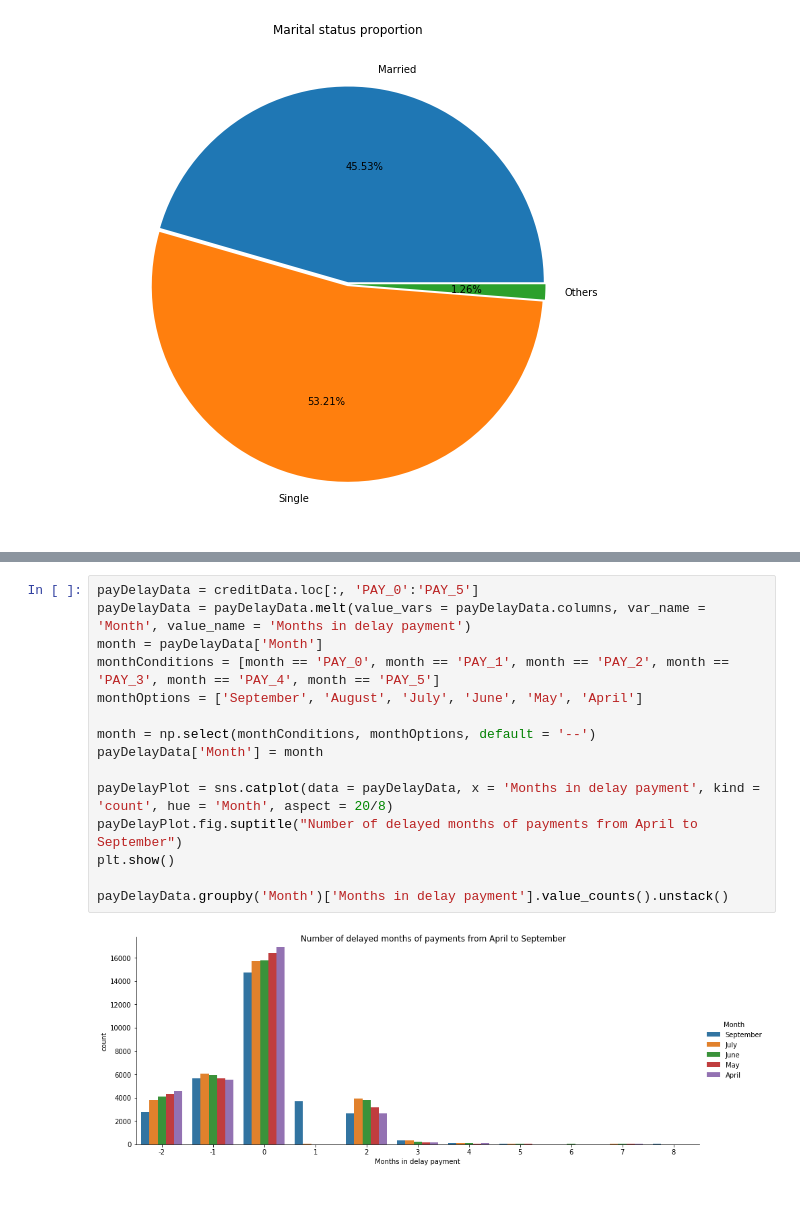
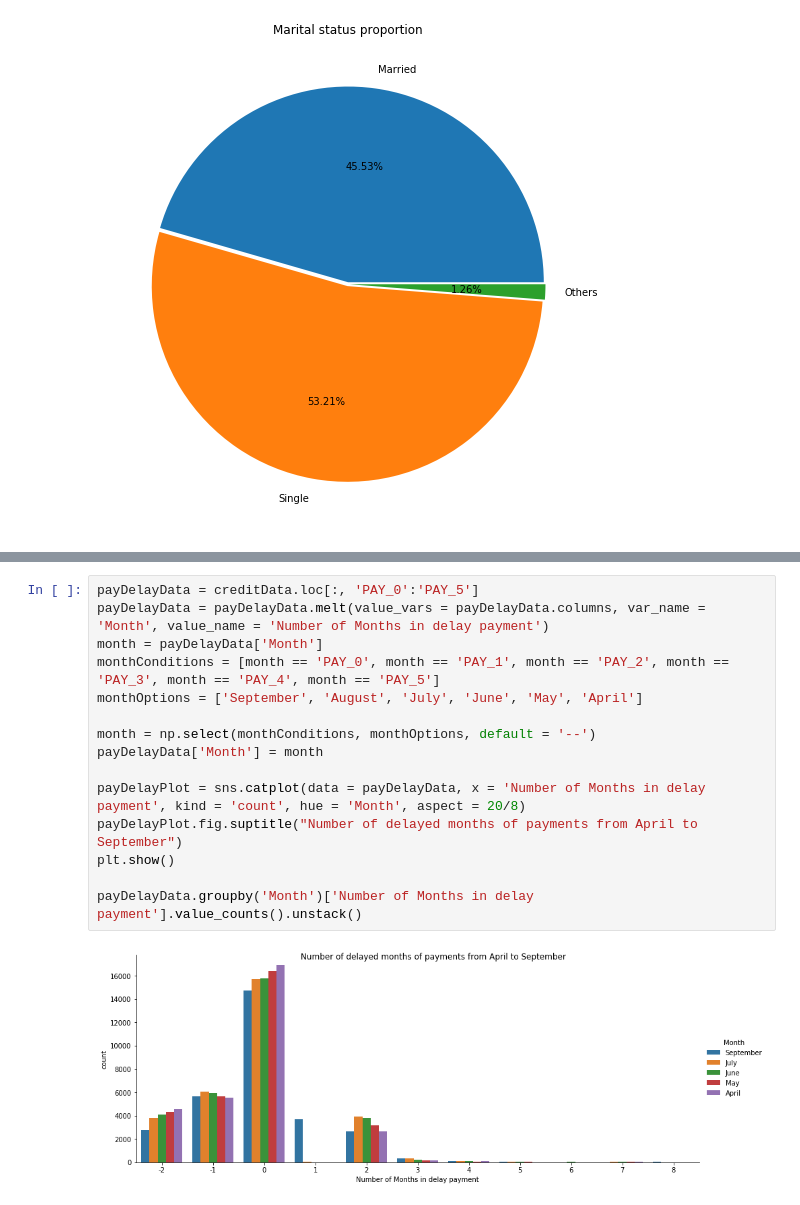
Before and after one commit to guilherme-fr/Default-Credit-Prediction, a Jupyter notebook: scripts/eda.ipynb, the cells around one changed output, grey strips where cells are left out. Cells and saved outputs as stored; diff of their text form.

```diff
--- a/scripts/eda.ipynb
+++ b/scripts/eda.ipynb
@@ -222,18 +221,18 @@ limitEduSummPlot.set(ylabel = 'Avg Credit ($)')
 [figure]
 # %%
 payDelayData = creditData.loc[:, 'PAY_0':'PAY_5']
-payDelayData = payDelayData.melt(value_vars = payDelayData.columns, var_name = 'Month', value_name = 'Months in delay payment')
+payDelayData = payDelayData.melt(value_vars = payDelayData.columns, var_name = 'Month', value_name = 'Number of Months in delay payment')
 month = payDelayData['Month']
 monthConditions = [month == 'PAY_0', month == 'PAY_1', month == 'PAY_2', month == 'PAY_3', month == 'PAY_4', month == 'PAY_5']
 monthOptions = ['September', 'August', 'July', 'June', 'May', 'April']
 
 month = np.select(monthConditions, monthOptions, default = '--')
 payDelayData['Month'] = month
 
-payDelayPlot = sns.catplot(data = payDelayData, x = 'Months in delay payment', kind = 'count', hue = 'Month', aspect = 20/8)
+payDelayPlot = sns.catplot(data = payDelayData, x = 'Number of Months in delay payment', kind = 'count', hue = 'Month', aspect = 20/8)
 payDelayPlot.fig.suptitle("Number of delayed months of payments from April to September")
 plt.show()
 
-payDelayData.groupby('Month')['Months in delay payment'].value_counts().unstack()
+payDelayData.groupby('Month')['Number of Months in delay payment'].value_counts().unstack()
 # %% [output]
-[figure, old version]
+[figure, new version]
```
Also changed, not shown: parts of 15 cells of this notebook, 1 other file.
